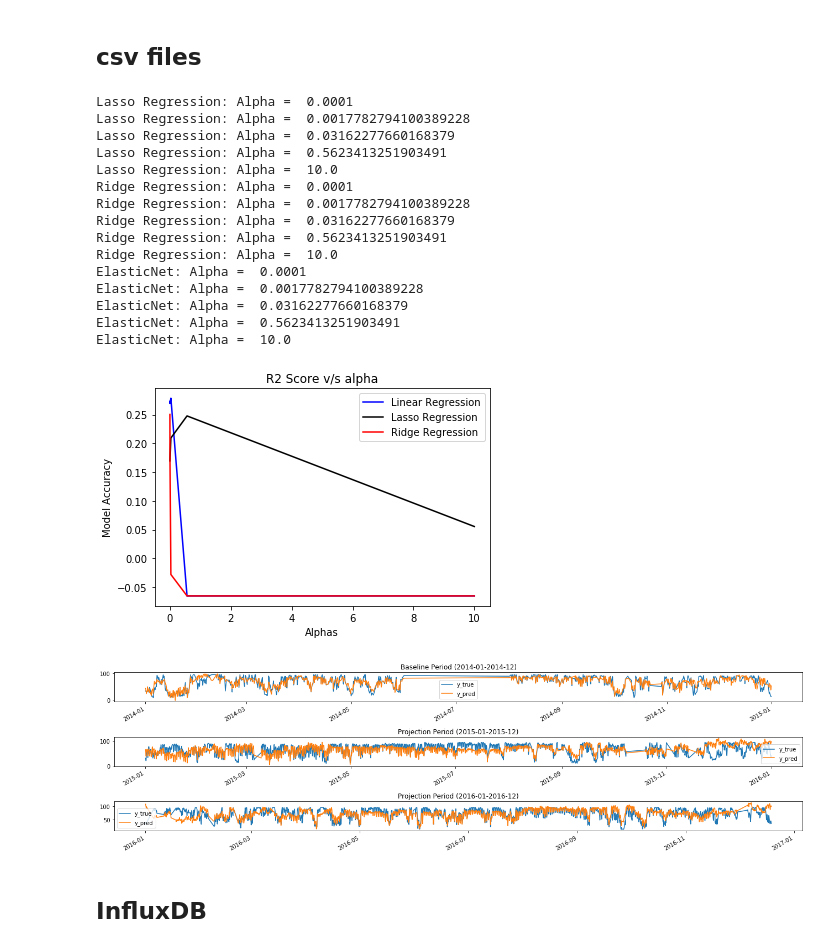
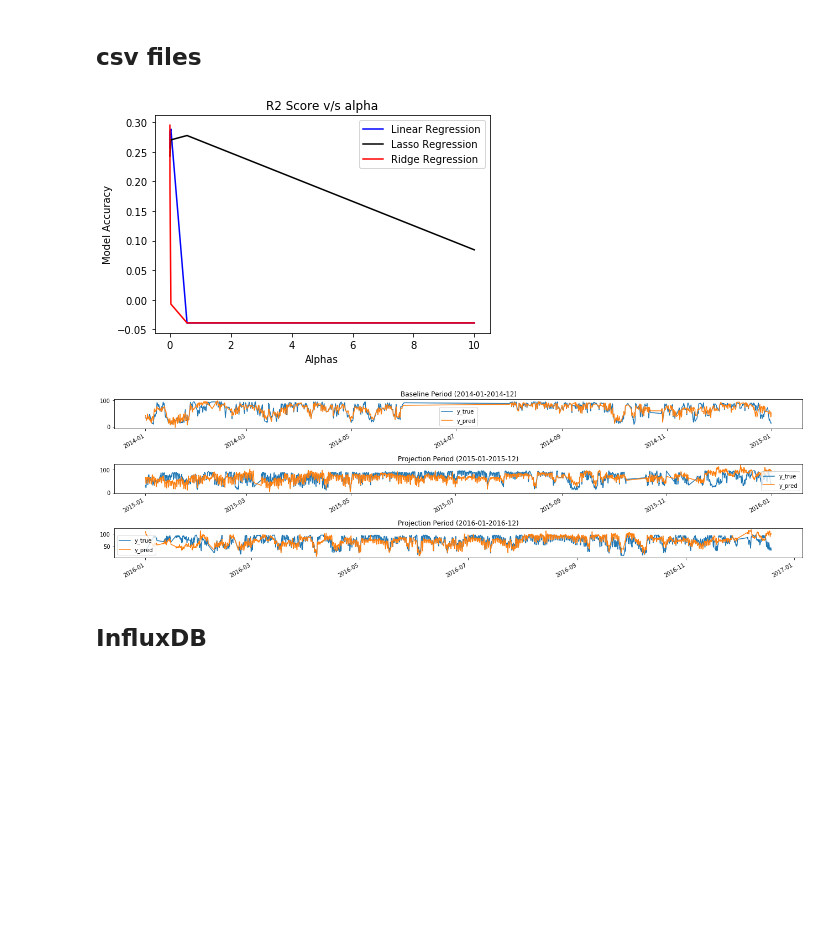
Before and after one commit to marcopritoni/BuildingEnergyAnalytics, a Jupyter notebook: BuildingEnergyAnalytics/Main.ipynb, the cells around one changed output. Cells and saved outputs as stored; diff of their text form; code cells hidden in the pictures; blank space fills up the shorter version.

```diff
--- a/BuildingEnergyAnalytics/Main.ipynb
+++ b/BuildingEnergyAnalytics/Main.ipynb
@@ -13,42 +13,28 @@ from Influx_Dataframe_Client import Influx_Dataframe_Client
 # %%
 def func(X, y):
     from sklearn.linear_model import LinearRegression
     from sklearn.model_selection import cross_val_score
     model = LinearRegression()
     model.fit(X, y)
     return model.predict(X)
 
 main_obj = Wrapper()
 imported_data = main_obj.import_data(folder_name='../../../../Desktop/LBNL/Data/', head_row=[5,5,0])
 cleaned_data = main_obj.clean_data(imported_data, high_bound=9998,
                                 rename_col=['OAT','RelHum_Avg', 'CHW_Elec', 'Elec', 'Gas', 'HW_Heat'],
                                 drop_col='Elec')
 
 preprocessed_data = main_obj.preprocess_data(cleaned_data, week=True, tod=True, var_to_expand=['tod','week'])
 # preprocessed_data.to_csv('preprocessed_data.csv')
 
-main_obj.model(preprocessed_data, output_col='HW_Heat', alphas=np.logspace(-4,1,5), figsize=(18,5),
+main_obj.model(preprocessed_data, dep_col='HW_Heat', alphas=np.logspace(-4,1,5), figsize=(18,5),
                time_period=["2014-01","2014-12", "2015-01","2015-12", "2016-01","2016-12"],
+               cv=5,
                exclude_time_period=['2014-06', '2014-07'],
                custom_model_func=func)
 main_obj.write_json()
 # %% [output]
-Lasso Regression: Alpha =  0.0001
-Lasso Regression: Alpha =  0.0017782794100389228
-Lasso Regression: Alpha =  0.03162277660168379
-Lasso Regression: Alpha =  0.5623413251903491
-Lasso Regression: Alpha =  10.0
-Ridge Regression: Alpha =  0.0001
-Ridge Regression: Alpha =  0.0017782794100389228
-Ridge Regression: Alpha =  0.03162277660168379
-Ridge Regression: Alpha =  0.5623413251903491
-Ridge Regression: Alpha =  10.0
-ElasticNet: Alpha =  0.0001
-ElasticNet: Alpha =  0.0017782794100389228
-ElasticNet: Alpha =  0.03162277660168379
-ElasticNet: Alpha =  0.5623413251903491
-ElasticNet: Alpha =  10.0
-[figure, old version]
+[figure, new version]
 [figure]
 # %% [markdown]
 ## InfluxDB
```
Also changed, not shown: 3 other files.
